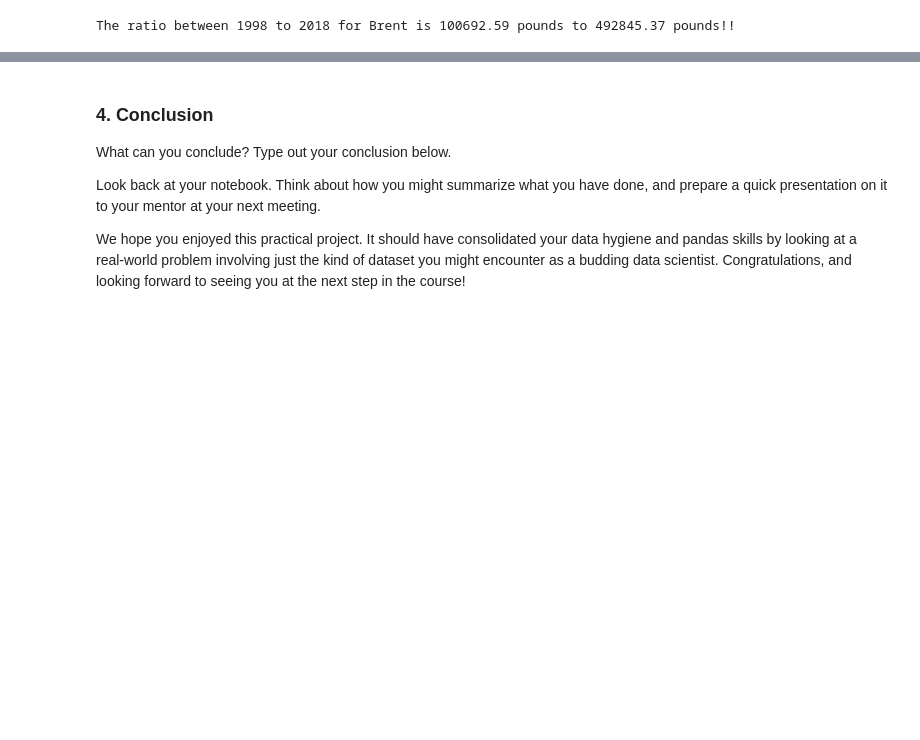
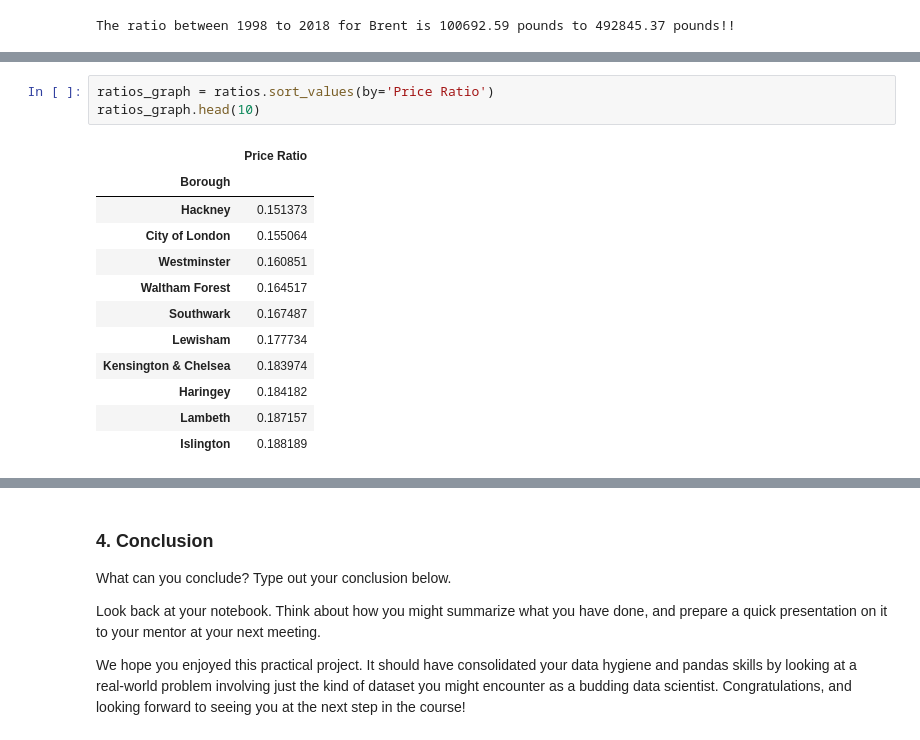
Before and after one commit to lvallest/project-m, a Jupyter notebook: Unit 4 Challenge - Tier 3.ipynb, the cells around one changed output, grey strips where cells are left out. Saved outputs shown, nothing was run; the diff lists cells and outputs as text; blank space fills up the shorter version.

```diff
--- a/Unit 4 Challenge - Tier 3.ipynb
+++ b/Unit 4 Challenge - Tier 3.ipynb
@@ -436,0 +488,16 @@ TypeError: string indices must be integers, not 'str'
+# %%
+ratios_graph = ratios.sort_values(by='Price Ratio')
+ratios_graph.head(10)
+# %% [output]
+|  | Price Ratio |
+| Borough |  |
+| Hackney | 0.151373 |
+| City of London | 0.155064 |
+| Westminster | 0.160851 |
+| Waltham Forest | 0.164517 |
+| Southwark | 0.167487 |
+| Lewisham | 0.177734 |
+| Kensington & Chelsea | 0.183974 |
+| Haringey | 0.184182 |
+| Lambeth | 0.187157 |
+| Islington | 0.188189 |
```
Also changed, not shown: parts of 11 cells of this notebook.
